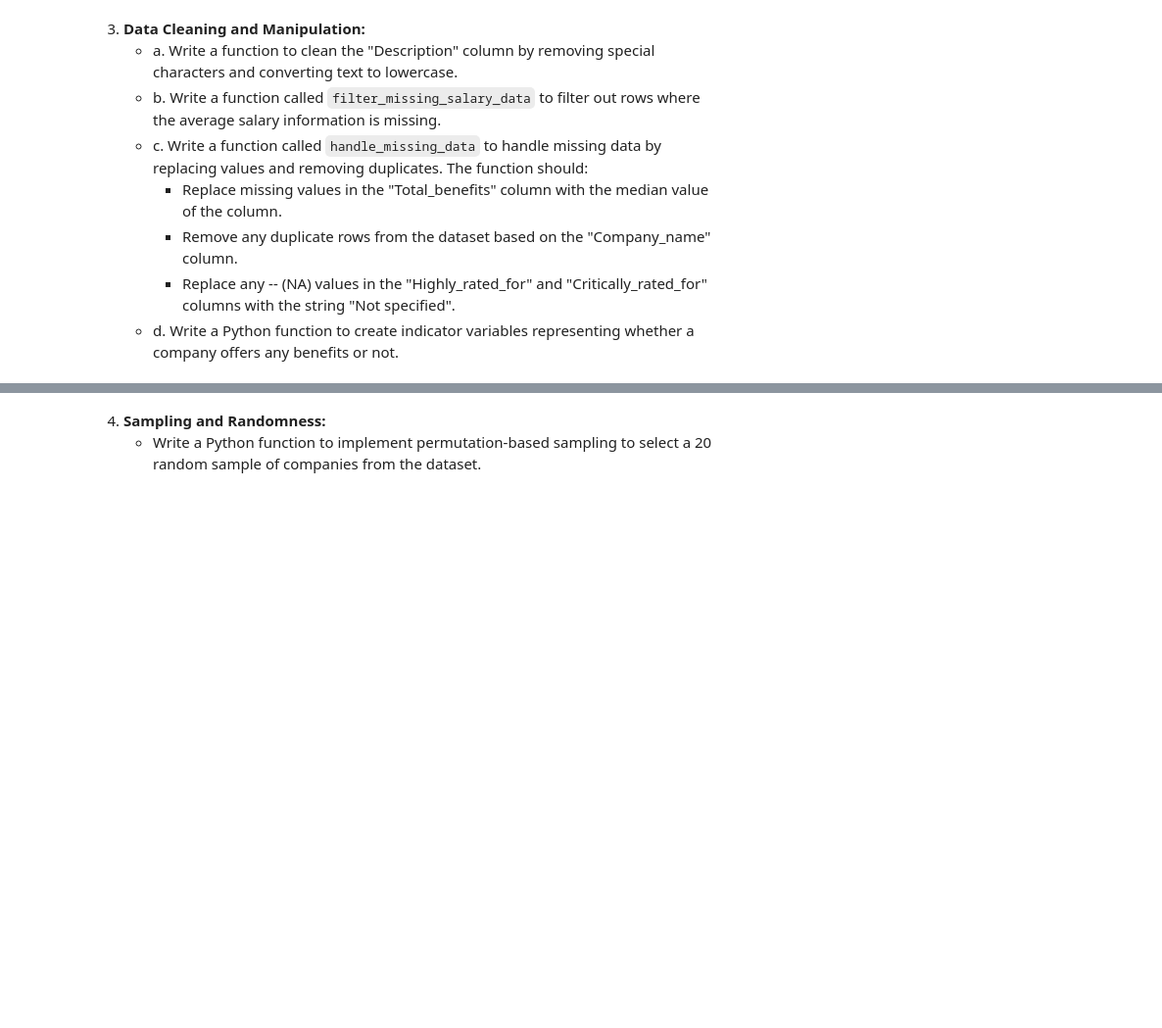
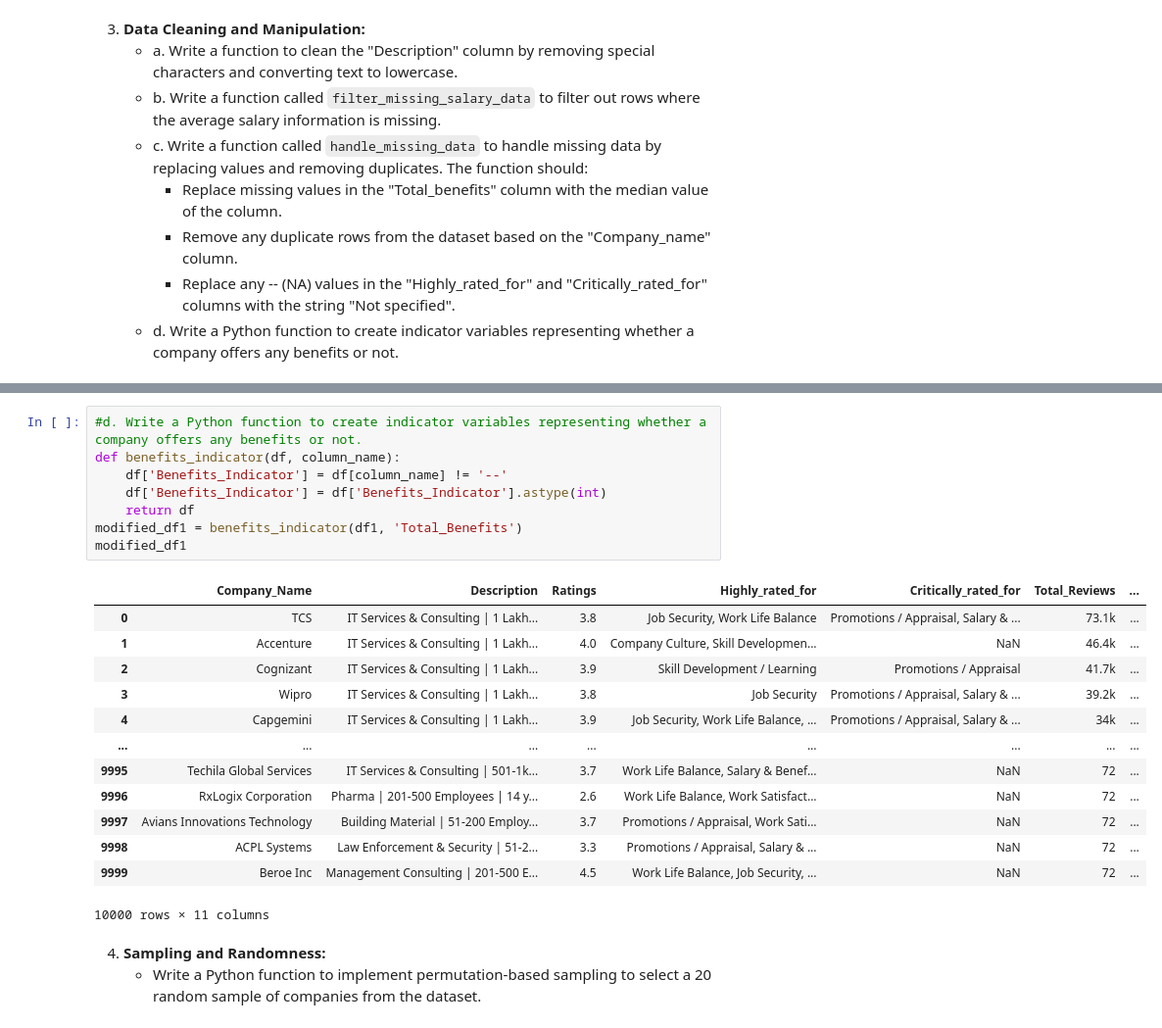
Before and after one commit to ninapeak10/Intro-to-Data-Science, a Jupyter notebook: HW/HW3.ipynb, the cells around one changed output, grey strips where cells are left out. Shown at 98% size. Saved outputs shown, nothing was run; the diff lists cells and outputs as text; blank space fills up the shorter version.

```diff
--- a/HW/HW3.ipynb
+++ b/HW/HW3.ipynb
@@ -68,3 +298,25 @@ This dataset contains information on 10,000 different companies sourced from Amb
+# %%
+#d. Write a Python function to create indicator variables representing whether a company offers any benefits or not.
+def benefits_indicator(df, column_name):
+    df['Benefits_Indicator'] = df[column_name] != '--'
+    df['Benefits_Indicator'] = df['Benefits_Indicator'].astype(int)
+    return df
+modified_df1 = benefits_indicator(df1, 'Total_Benefits')
+modified_df1
+# %% [output]
+|  | Company_Name | Description | Ratings | Highly_rated_for | Critically_rated_for | Total_Reviews | ... |
+| 0 | TCS | IT Services & Consulting | 1 Lakh... | 3.8 | Job Security, Work Life Balance | Promotions / Appraisal, Salary & ... | 73.1k | ... |
+| 1 | Accenture | IT Services & Consulting | 1 Lakh... | 4.0 | Company Culture, Skill Developmen... | NaN | 46.4k | ... |
+| 2 | Cognizant | IT Services & Consulting | 1 Lakh... | 3.9 | Skill Development / Learning | Promotions / Appraisal | 41.7k | ... |
+| 3 | Wipro | IT Services & Consulting | 1 Lakh... | 3.8 | Job Security | Promotions / Appraisal, Salary & ... | 39.2k | ... |
+| 4 | Capgemini | IT Services & Consulting | 1 Lakh... | 3.9 | Job Security, Work Life Balance, ... | Promotions / Appraisal, Salary & ... | 34k | ... |
+| ... | ... | ... | ... | ... | ... | ... | ... |
+| 9995 | Techila Global Services | IT Services & Consulting | 501-1k... | 3.7 | Work Life Balance, Salary & Benef... | NaN | 72 | ... |
+| 9996 | RxLogix Corporation | Pharma | 201-500 Employees | 14 y... | 2.6 | Work Life Balance, Work Satisfact... | NaN | 72 | ... |
+| 9997 | Avians Innovations Technology | Building Material | 51-200 Employ... | 3.7 | Promotions / Appraisal, Work Sati... | NaN | 72 | ... |
+| 9998 | ACPL Systems | Law Enforcement & Security | 51-2... | 3.3 | Promotions / Appraisal, Salary & ... | NaN | 72 | ... |
+| 9999 | Beroe Inc | Management Consulting | 201-500 E... | 4.5 | Work Life Balance, Job Security, ... | NaN | 72 | ... |
+10000 rows × 11 columns
 # %% [markdown]
 4. **Sampling and Randomness:**
     - Write a Python function to implement permutation-based sampling to select a 20 random sample of companies from the dataset.
```
Also changed, not shown: parts of 22 cells of this notebook, 1 other file.
